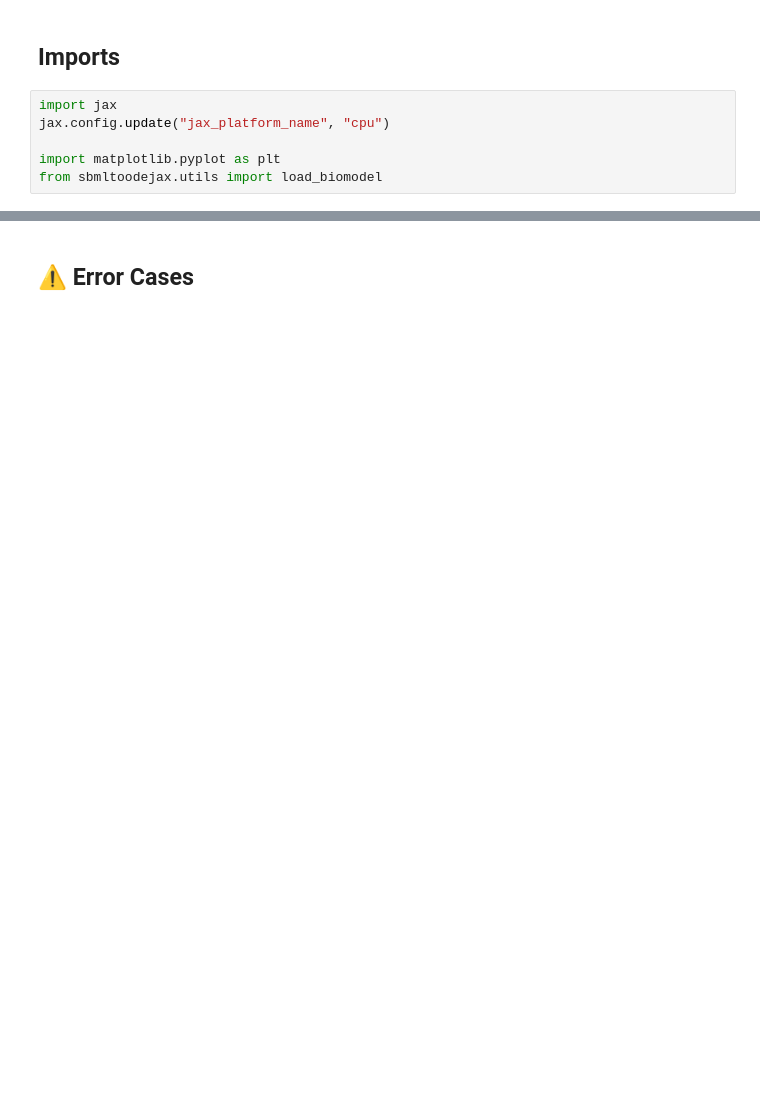
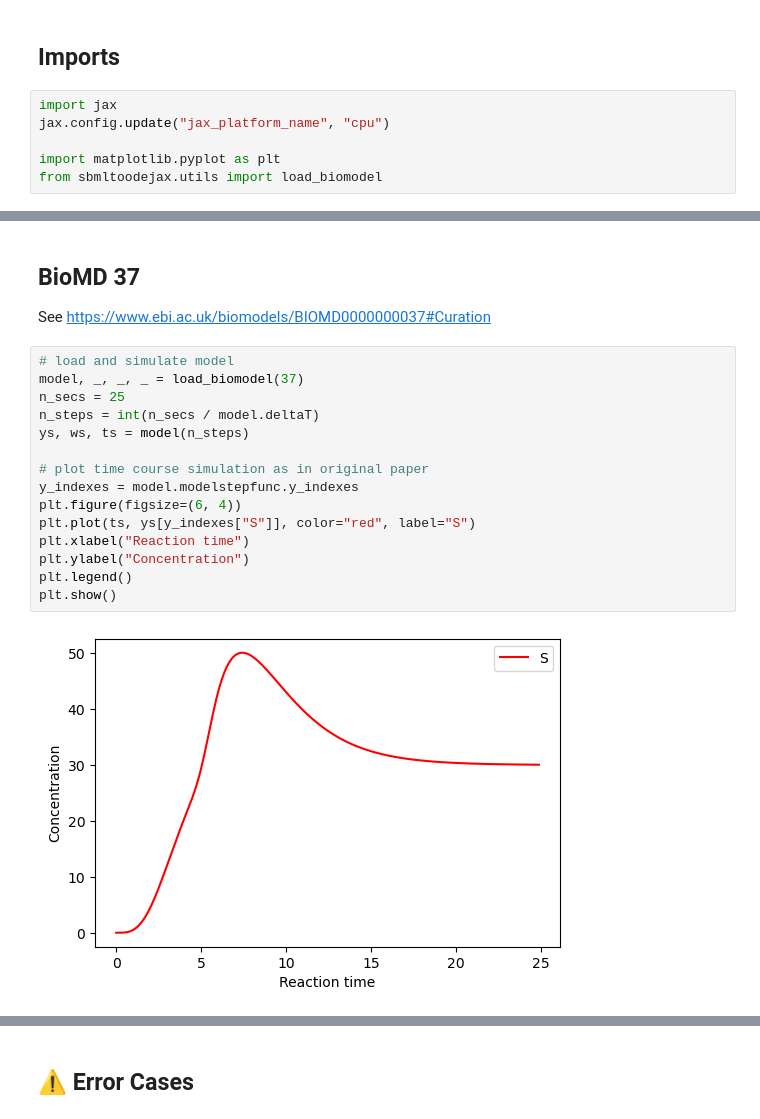
Before and after one commit to flowersteam/sbmltoodejax, a Jupyter notebook: docs/source/tutorials/biomodels_curation.ipynb, the cells around one changed output, grey strips where cells are left out. Saved outputs shown, nothing was run; the diff lists cells and outputs as text; blank space fills up the shorter version.

Commit message:
additional models curation

```diff
--- a/docs/source/tutorials/biomodels_curation.ipynb
+++ b/docs/source/tutorials/biomodels_curation.ipynb
@@ -79,0 +37,21 @@ plt.show()
+# %% [markdown]
+## BioMD 37
+
+See https://www.ebi.ac.uk/biomodels/BIOMD0000000037#Curation
+# %%
+# load and simulate model
+model, _, _, _ = load_biomodel(37)
+n_secs = 25
+n_steps = int(n_secs / model.deltaT)
+ys, ws, ts = model(n_steps)
+
+# plot time course simulation as in original paper
+y_indexes = model.modelstepfunc.y_indexes
+plt.figure(figsize=(6, 4))
+plt.plot(ts, ys[y_indexes["S"]], color="red", label="S")
+plt.xlabel("Reaction time")
+plt.ylabel("Concentration")
+plt.legend()
+plt.show()
+# %% [output]
+[figure, added]
```
Also changed, not shown: parts of 23 cells of this notebook, 1 other file.
